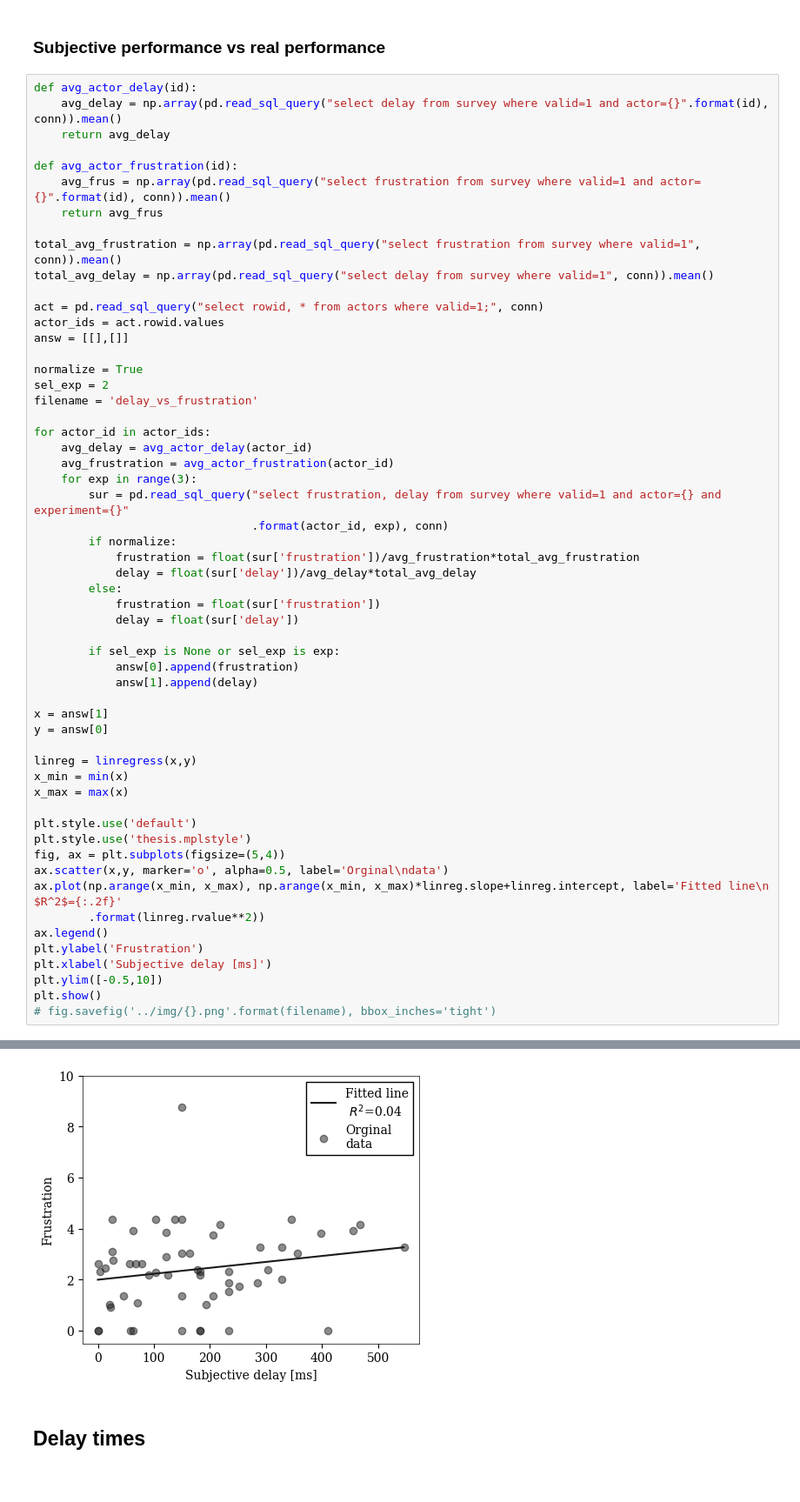
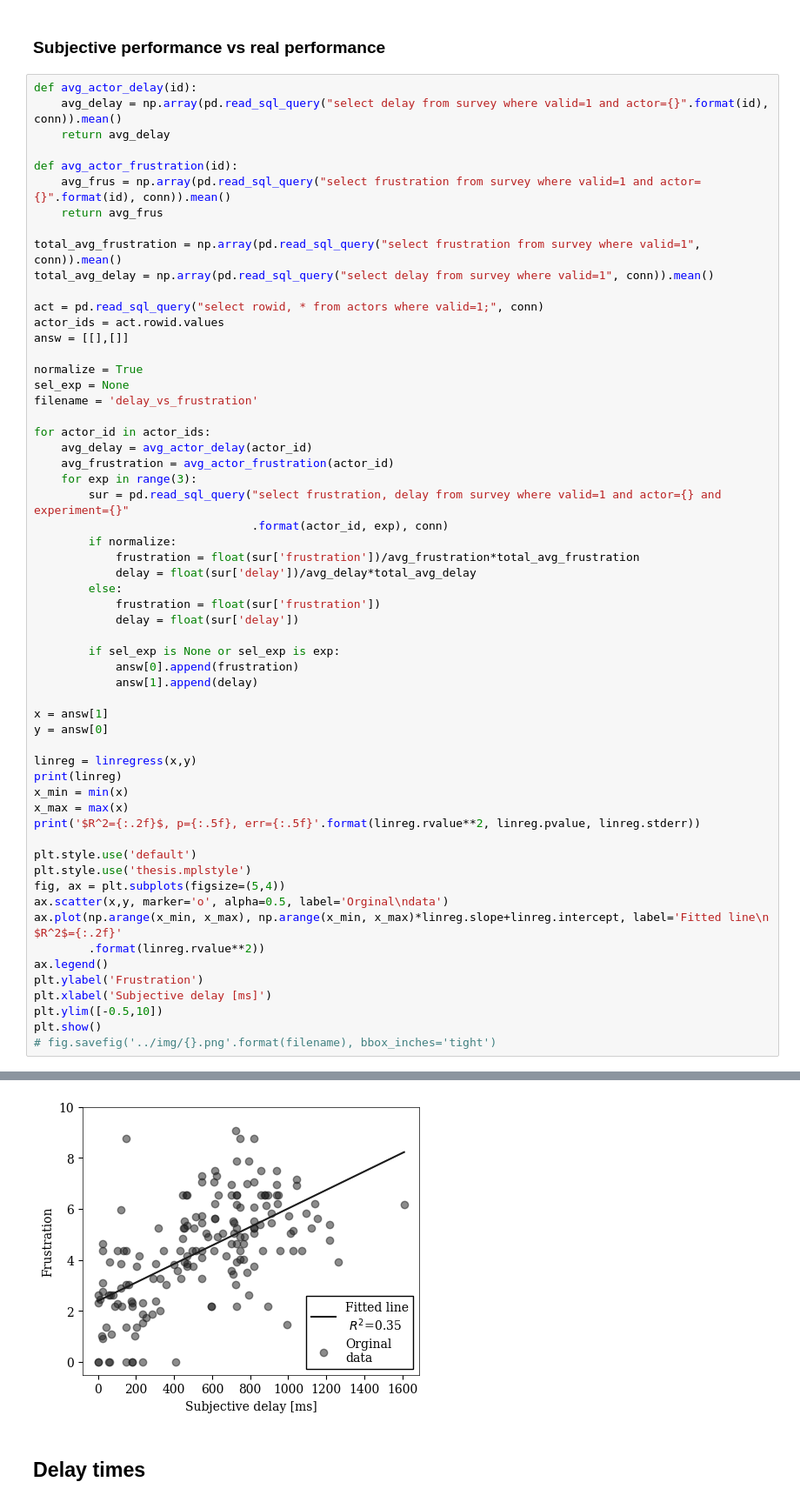
Before and after one commit to martinloland/master_thesis, a Jupyter notebook: data/better.ipynb, the cells around one changed output, grey strips where cells are left out. Shown: that part at 87% size. Saved outputs shown, nothing was run; the diff lists cells and outputs as text.

```diff
--- a/data/better.ipynb
+++ b/data/better.ipynb
@@ -332,7 +332,7 @@ actor_ids = act.rowid.values
 answ = [[],[]]
 
 normalize = True
-sel_exp = 2
+sel_exp = None
 filename = 'delay_vs_frustration'
 
 for actor_id in actor_ids:
@@ -356,8 +356,10 @@ x = answ[1]
 y = answ[0]
 
 linreg = linregress(x,y)
+print(linreg)
 x_min = min(x)
 x_max = max(x)
+print('$R^2={:.2f}$, p={:.5f}, err={:.5f}'.format(linreg.rvalue**2, linreg.pvalue, linreg.stderr))
 
 plt.style.use('default')
 plt.style.use('thesis.mplstyle')
@@ -375,4 +379,4 @@ plt.show()
-[figure, old version]
+[figure, new version]
 # %% [markdown]
 ## Delay times
 # %%
```
Also changed, not shown: parts of 1 cell of this notebook, 9 other files.
